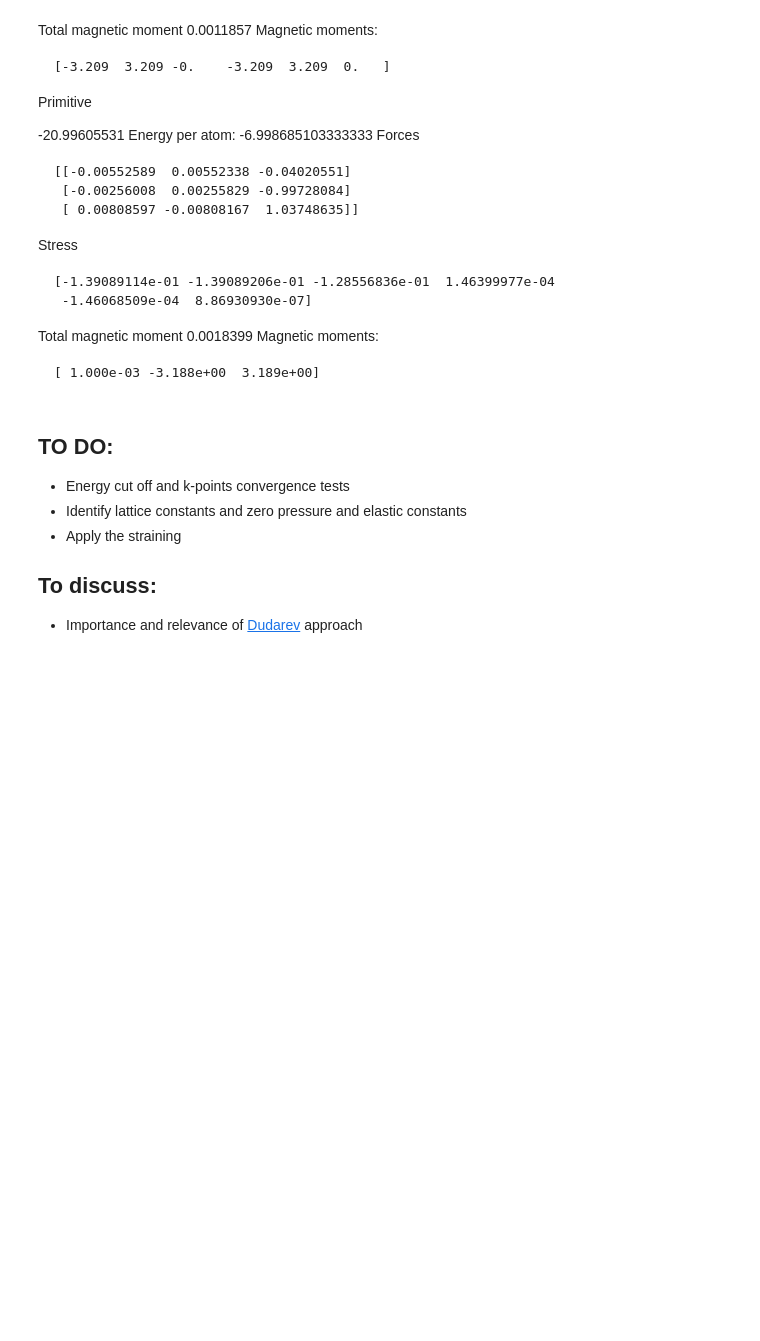
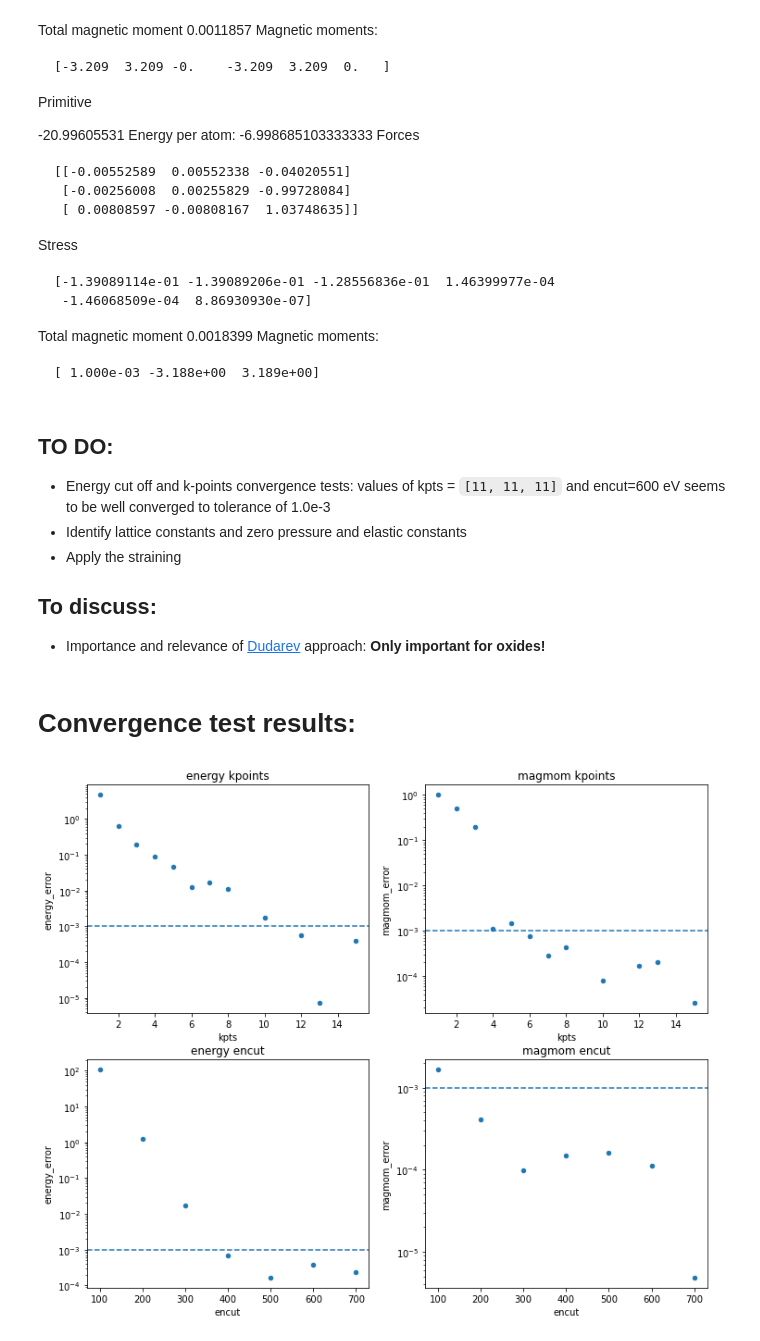
Before and after one commit to pgrigorev/Mn2Au_strain, a Jupyter notebook: Create_cell.ipynb, the cells around one changed output. Cells and saved outputs as stored; diff of their text form; code cells hidden in the pictures; blank space fills up the shorter version.

Commit message:
added convergence tests results

```diff
--- a/Create_cell.ipynb
+++ b/Create_cell.ipynb
@@ -189,9 +191,11 @@ Magnetic moments:
 # %% [markdown]
 ## TO DO:
 
-- Energy cut off and k-points convergence tests
+- Energy cut off and k-points convergence tests: values of kpts = `[11, 11, 11]` and encut=600 eV seems to be well converged to tolerance of 1.0e-3
 - Identify lattice constants and zero pressure and elastic constants
 - Apply the straining
 
 ## To discuss:
-- Importance and relevance of [Dudarev](https://www.vasp.at/wiki/index.php/LDAUTYPE#cite_note-rohrbach:jcp:03-1) approach
+- Importance and relevance of [Dudarev](https://www.vasp.at/wiki/index.php/LDAUTYPE#cite_note-rohrbach:jcp:03-1) approach: **Only important for oxides!**
+# %% [markdown]
+# Convergence test results:
@@ -197,0 +207,22 @@ Magnetic moments:
+# %%
+kpts_results = pd.read_csv("convergence_tests/kpts_conv_results.csv", index_col=0)
+encut_results = pd.read_csv("convergence_tests/encut_conv_results.csv", index_col=0)
+# %%
+kpts_results["energy_error"] = np.abs((kpts_results.energy - kpts_results.energy.iloc[-1]))
+kpts_results["magmom_error"] = np.abs((kpts_results.total_magmom - kpts_results.total_magmom.iloc[-1]))
+encut_results["energy_error"] = np.abs((encut_results.energy - encut_results.energy.iloc[-1]))
+encut_results["magmom_error"] = np.abs((encut_results.total_magmom - encut_results.total_magmom.iloc[-1]))
+# %%
+fig, axes = plt.subplots(ncols=2, nrows=2, figsize=(12, 10))
+
+kpts_results.iloc[:-1].plot(x="kpts", y="energy_error", kind="scatter", logy=True, ax=axes[0, 0], title="energy kpoints")
+kpts_results.iloc[:-1].plot(x="kpts", y="magmom_error", kind="scatter", logy=True, ax=axes[0, 1], title="magmom kpoints")
+
+encut_results.iloc[:-1].plot(x="encut", y="energy_error", kind="scatter", logy=True, ax=axes[1, 0], title="energy encut")
+encut_results.iloc[:-1].plot(x="encut", y="magmom_error", kind="scatter", logy=True, ax=axes[1, 1], title="magmom encut")
+
+for axes_row in axes:
+    for ax in axes_row:
+        ax.axhline(1.0e-3, linestyle="dashed")
+# %% [output]
+[figure, added]
```
Also changed, not shown: parts of 11 cells of this notebook.
